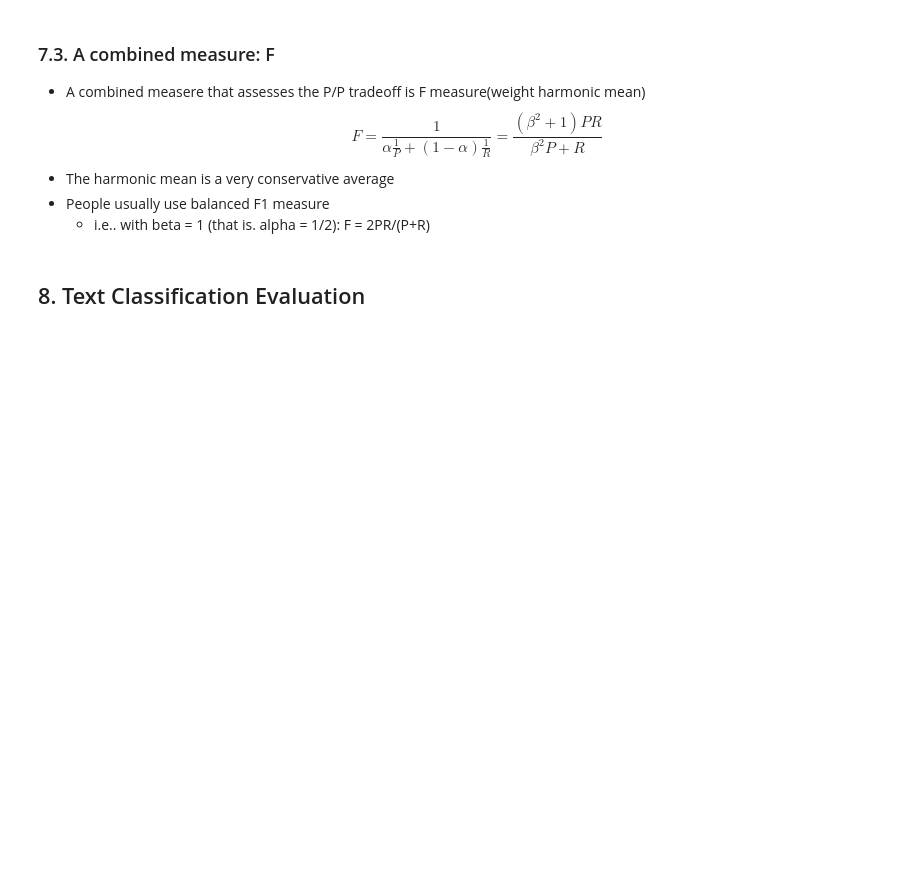
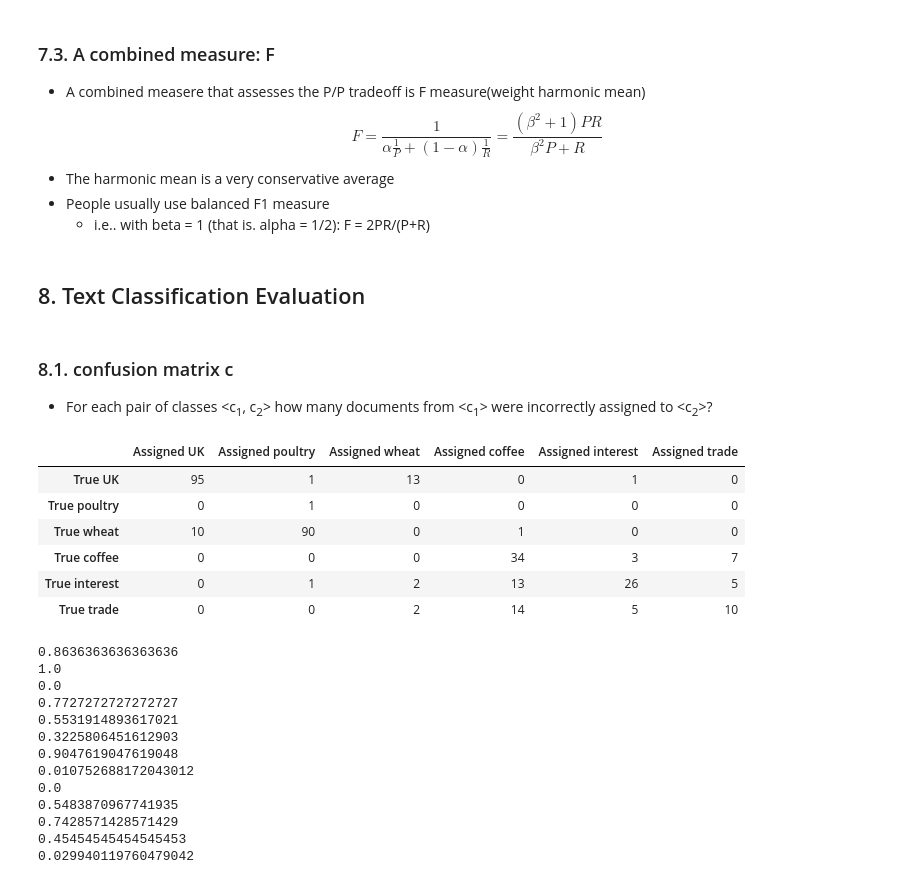
Before and after one commit to 00bfff-m/programming, a Jupyter notebook: CS_124.ipynb, the cells around one changed output. Saved outputs shown, nothing was run; the diff lists cells and outputs as text; code cells hidden in the pictures; blank space fills up the shorter version.

```diff
--- a/CS_124.ipynb
+++ b/CS_124.ipynb
@@ -1387,3 +1387,68 @@ $$F = \frac{1}{\alpha \frac{1}{P}+(1-\alpha) \frac{1}{R}} = \frac{(\beta^2+1)PR}
   - i.e.. with beta = 1 (that is. alpha = 1/2): F = 2PR/(P+R)
 # %% [markdown]
 ## 8. Text Classification Evaluation
+# %% [markdown]
+### 8.1. confusion matrix c
+- For each pair of classes \<c<sub>1</sub>, c<sub>2</sub>> how many documents from \<c<sub>1</sub>> were incorrectly assigned to \<c<sub>2</sub>>?
+# %%
+from IPython.display import display
+import pandas as pd # 데이터를 저장하고 처리하는 패키지
+import math # log 써야 해서 필요함
+
+C = [[95, 1, 13, 0, 1, 0],
+     [0, 1, 0, 0, 0, 0],
+     [10, 90, 0, 1, 0, 0],
+     [0, 0, 0, 34, 3, 7],
+     [0, 1, 2, 13, 26, 5],
+     [0, 0, 2, 14, 5, 10]]
+display(pd.DataFrame(C,
+                     index=['True UK', 'True poultry', 'True wheat', 'True coffee', 'True interest', 'True trade'],
+                     columns= ['Assigned UK', 'Assigned poultry', 'Assigned wheat', 'Assigned coffee', 'Assigned interest', 'Assigned trade']))
+
+def precision(matrix):
+  p = 0
+  for i in range(len(matrix)):
+    for j in range(len(matrix[i])):
+      p = p+matrix[i][j]
+    print(matrix[i][i]/p)
+    p = 0
+def recall(matrix):
+  p = 0
+  for i in range(len(matrix)):
+    for j in range(len(matrix[i])):
+      p = p+matrix[j][i]
+    print(matrix[i][i]/p)
+    p = 0
+def acc(matrix):
+  p = 0
+  a = 0
+  for i in range(len(matrix)):
+    a = a+ matrix[i][i]
+    for j in range(len(matrix[i])):
+      p = p+matrix[i][j]
+  print(matrix[i][i]/p)
+
+precision(C)
+recall(C)
+acc(C)
+# %% [output]
+|  | Assigned UK | Assigned poultry | Assigned wheat | Assigned coffee | Assigned interest | Assigned trade |
+| True UK | 95 | 1 | 13 | 0 | 1 | 0 |
+| True poultry | 0 | 1 | 0 | 0 | 0 | 0 |
+| True wheat | 10 | 90 | 0 | 1 | 0 | 0 |
+| True coffee | 0 | 0 | 0 | 34 | 3 | 7 |
+| True interest | 0 | 1 | 2 | 13 | 26 | 5 |
+| True trade | 0 | 0 | 2 | 14 | 5 | 10 |
+0.8636363636363636
+1.0
+0.0
+0.7727272727272727
+0.5531914893617021
+0.3225806451612903
+0.9047619047619048
+0.010752688172043012
+0.0
+0.5483870967741935
+0.7428571428571429
+0.45454545454545453
+0.029940119760479042
```
Also changed, not shown: parts of 47 cells of this notebook.
